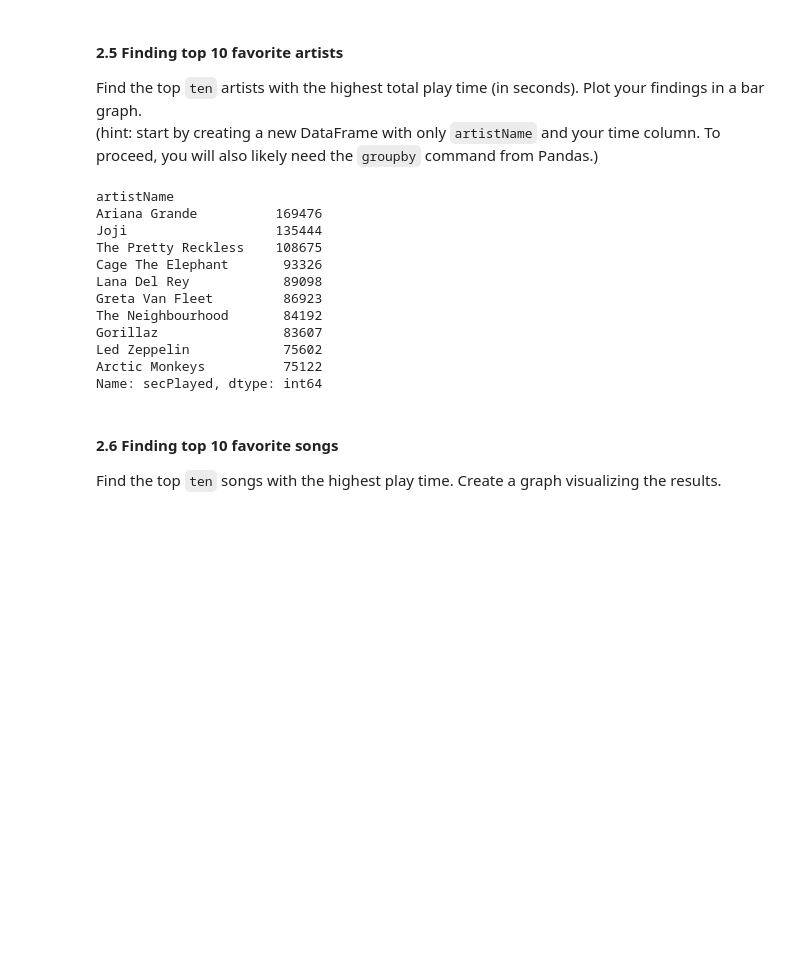
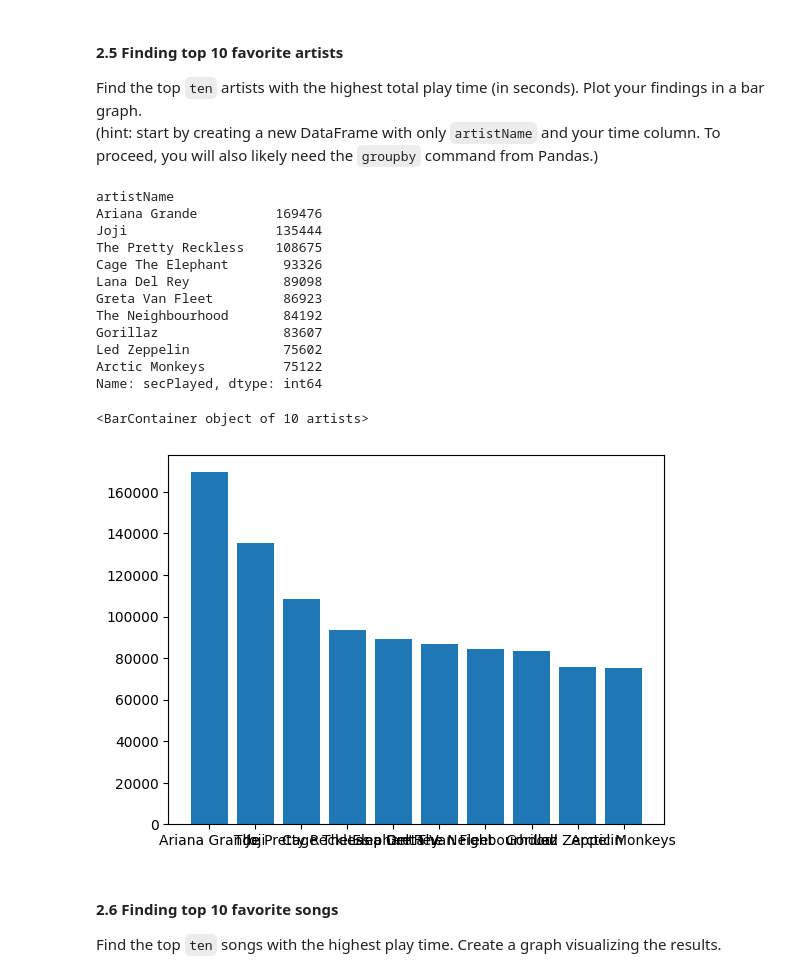
Before and after one commit to bardpedersen/DAT200, a Jupyter notebook: Assignment/Assignment_1/CA1_spotify.ipynb, the cells around one changed output. Cells and saved outputs as stored; diff of their text form; code cells hidden in the pictures; blank space fills up the shorter version.

```diff
--- a/Assignment/Assignment_1/CA1_spotify.ipynb
+++ b/Assignment/Assignment_1/CA1_spotify.ipynb
@@ -206,20 +201,23 @@ Find the top `ten` artists with the highest total play time (in seconds). Plot y
 # %%
 df['secPlayed'] = df['secPlayed'].astype(int)
 artist = df['secPlayed'].groupby(df['artistName']).sum().nlargest(10)
 print(artist)
+plt.bar(artist.index, artist.values)
 # %% [output]
 artistName
 Ariana Grande          169476
 Joji                   135444
 The Pretty Reckless    108675
 Cage The Elephant       93326
 Lana Del Rey            89098
 Greta Van Fleet         86923
 The Neighbourhood       84192
 Gorillaz                83607
 Led Zeppelin            75602
 Arctic Monkeys          75122
 Name: secPlayed, dtype: int64
+<BarContainer object of 10 artists>
+[figure, added]
 # %% [markdown]
 #### 2.6 Finding top 10 favorite songs
 Find the top `ten` songs with the highest play time. Create a graph visualizing the results.
```
Also changed, not shown: parts of 19 cells of this notebook.
